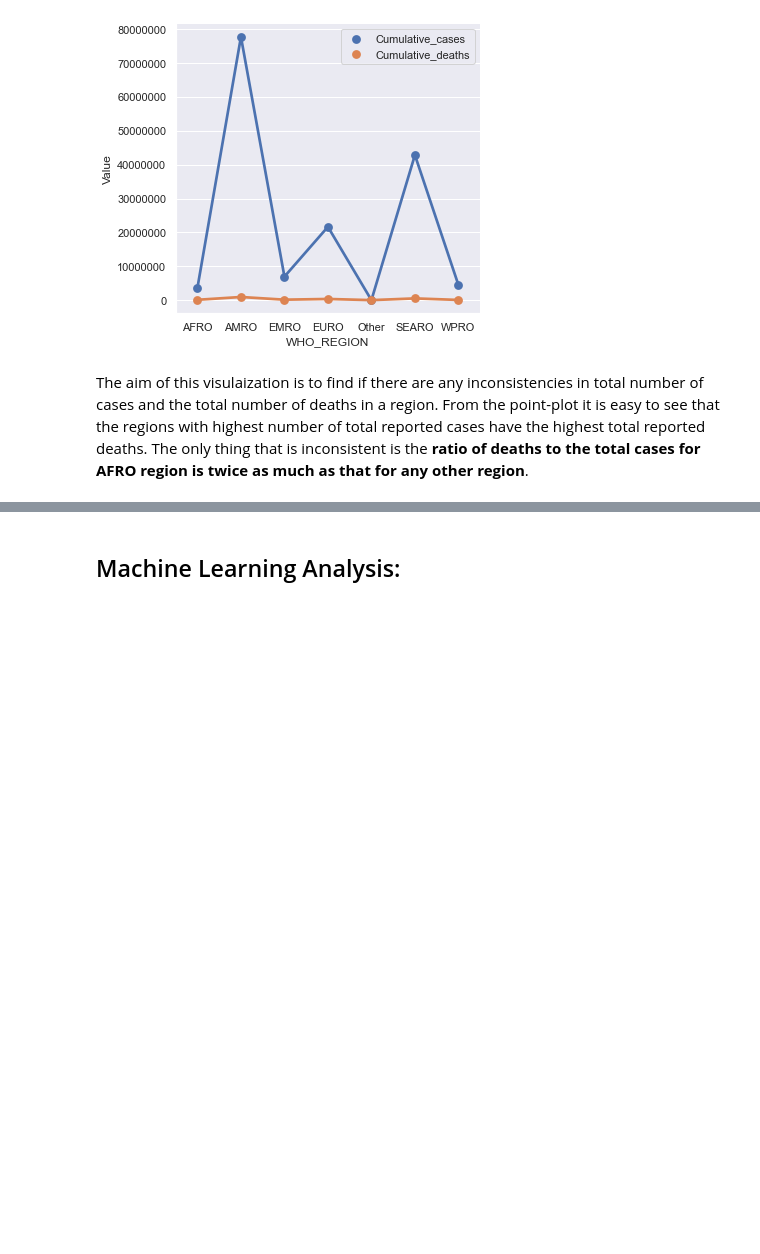
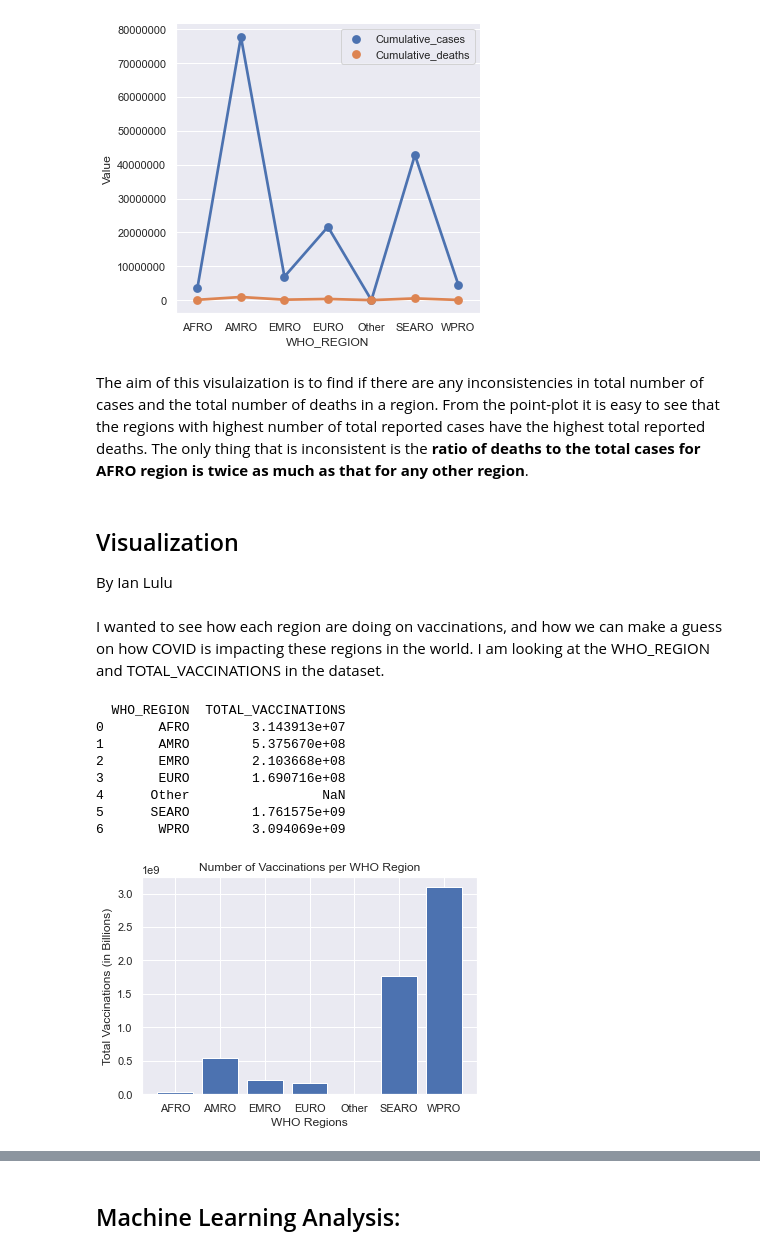
Before and after one commit to uic-cs418/cs418-spring22-the-wild-card, a Jupyter notebook: Covid Analysis.ipynb, the cells around one changed output, grey strips where cells are left out. Drawn from its saved outputs; the diff is of its cells as text; code cells hidden in the pictures; blank space fills up the shorter version.

Commit message:
Ian Lulu Visualization + Edits

```diff
--- a/Covid Analysis.ipynb
+++ b/Covid Analysis.ipynb
@@ -400,3 +249,28 @@ plt.show()
 [figure]
 # %% [markdown]
 The aim of this visulaization is to find if there are any inconsistencies in total number of cases and the total number of deaths in a region. From the point-plot it is easy to see that the regions with highest number of total reported cases have the highest total reported deaths. The only thing that is inconsistent is the __ratio of deaths to the total cases for AFRO region is twice as much as that for any other region__.
+# %% [markdown]
+## Visualization
+By Ian Lulu
+# %% [markdown]
+I wanted to see how each region are doing on vaccinations, and how we can make a guess on how COVID is impacting these regions in the world. I am looking at the WHO_REGION and TOTAL_VACCINATIONS in the dataset.
+# %%
+region_vax = main[['WHO_REGION', 'TOTAL_VACCINATIONS']]
+region_vax = region_vax.groupby(['WHO_REGION']).max().reset_index()
+print(region_vax)
+
+plt.bar(region_vax['WHO_REGION'], region_vax['TOTAL_VACCINATIONS'])
+plt.title('Number of Vaccinations per WHO Region')
+plt.xlabel('WHO Regions')
+plt.ylabel('Total Vaccinations (in Billions)')
+plt.show()
+# %% [output]
+  WHO_REGION  TOTAL_VACCINATIONS
+0       AFRO        3.143913e+07
+1       AMRO        5.375670e+08
+2       EMRO        2.103668e+08
+3       EURO        1.690716e+08
+4      Other                 NaN
+5      SEARO        1.761575e+09
+6       WPRO        3.094069e+09
+[figure, added]
```
Also changed, not shown: parts of 18 cells of this notebook, 1 other file.
